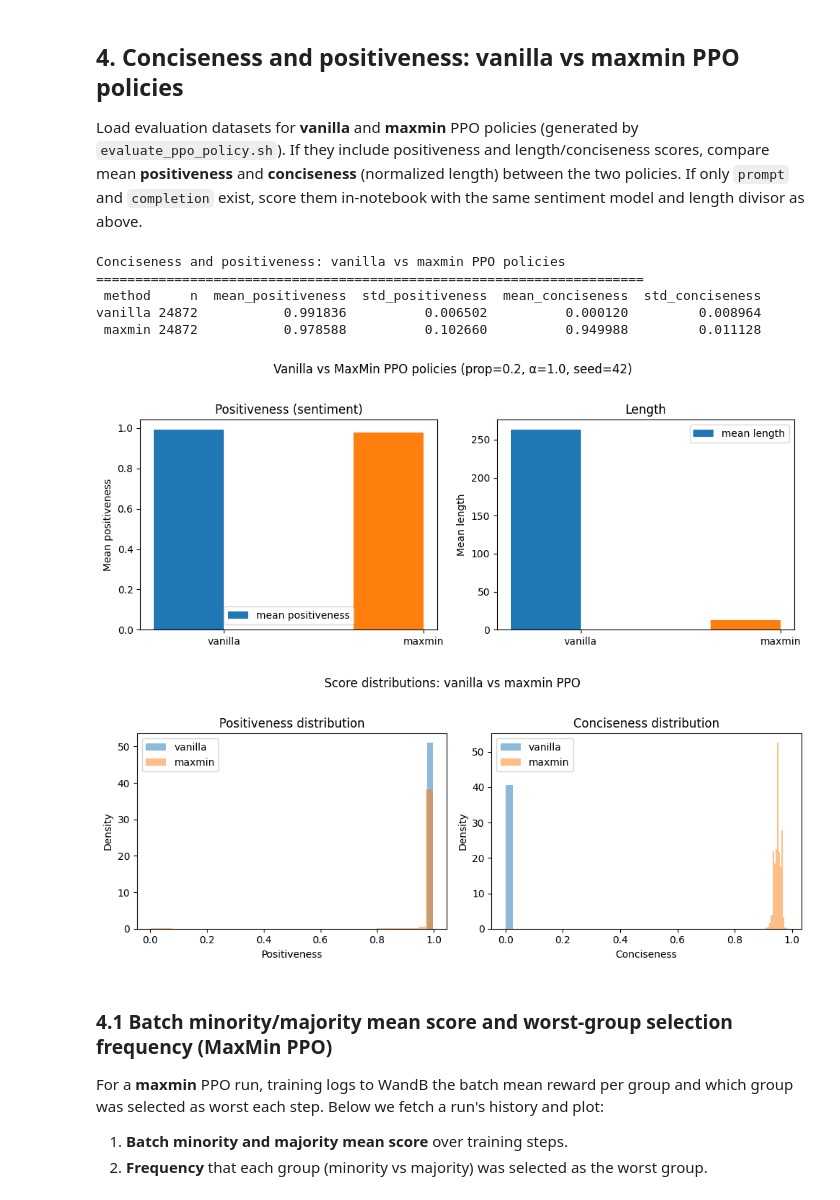
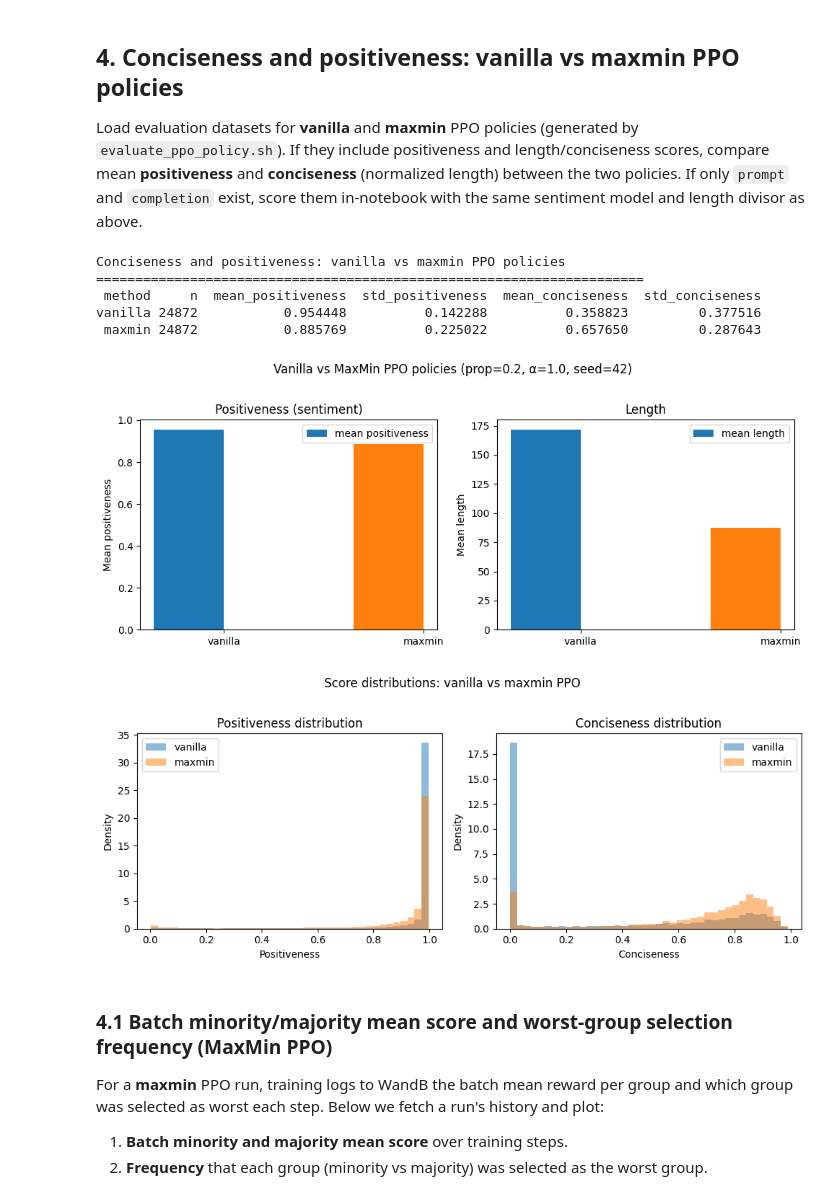
Before and after one commit to MINGXUAN99/fairness-rlhf, a Jupyter notebook: notebooks/analyze_len500 copy.ipynb, the cells around one changed output. Drawn from its saved outputs; the diff is of its cells as text; code cells hidden in the pictures.

```diff
--- a/notebooks/analyze_len500 copy.ipynb
+++ b/notebooks/analyze_len500 copy.ipynb
@@ -536,19 +536,19 @@ plt.show()
 
 Load evaluation datasets for **vanilla** and **maxmin** PPO policies (generated by `evaluate_ppo_policy.sh`). If they include positiveness and length/conciseness scores, compare mean **positiveness** and **conciseness** (normalized length) between the two policies. If only `prompt` and `completion` exist, score them in-notebook with the same sentiment model and length divisor as above.
 # %%
+from datasets import load_dataset
+import pandas as pd
+import matplotlib.pyplot as plt
+import numpy as np
 # PPO eval dataset naming (match evaluate_ppo_policy.sh)
+USER_ID = "mxcui"
 PPO_SEED = 42
 PPO_PROPORTION = 0.2
 PPO_ALPHA = 1.0
 DIVISOR_PPO = 250  # same as DIVISOR for normalized_length -> conciseness = 1 - normalized_length
 
 def _ppo_eval_id(method):
-    if method == "vanilla":
-        return f"{USER_ID}/vanilla-imdb-ppo-eval-prop{PPO_PROPORTION}-alpha{PPO_ALPHA}-seed{PPO_SEED}-kl0.05-gpt2"
-    elif method == "maxmin":
-        return f"{USER_ID}/maxmin-imdb-ppo-eval-prop{PPO_PROPORTION}-alpha{PPO_ALPHA}-seed{PPO_SEED}-kl0.01-gpt2"
-    else:
-        raise ValueError(f"Invalid method: {method}")
+    return f"{USER_ID}/{method}-imdb-ppo-eval-prop{PPO_PROPORTION}-alpha{PPO_ALPHA}-seed{PPO_SEED}-kl0.1-gpt2"
 
 results = {}
 for method in ["vanilla", "maxmin"]:
@@ -625,37 +625,37 @@ else:
     axes[1].bar(x - width/2, [results[m]["length"].mean() for m in methods], width, label="mean length", color=["C0", "C1"])
     axes[1].set_xticks(x)
     axes[1].set_xticklabels(methods)
     axes[1].set_ylabel("Mean length")
     axes[1].set_title("Length")
     axes[1].legend()
     fig.suptitle(f"Vanilla vs MaxMin PPO policies (prop={PPO_PROPORTION}, α={PPO_ALPHA}, seed={PPO_SEED})", y=1.02)
     plt.tight_layout()
     plt.show()
 
     # Optional: KDE of positiveness and conciseness per policy
     fig2, axes2 = plt.subplots(1, 2, figsize=(10, 4))
     for method, d in results.items():
         axes2[0].hist(d["positiveness"], bins=40, alpha=0.5, label=method, density=True)
         axes2[1].hist(d["conciseness"], bins=40, alpha=0.5, label=method, density=True)
     axes2[0].set_xlabel("Positiveness")
     axes2[0].set_ylabel("Density")
     axes2[0].set_title("Positiveness distribution")
     axes2[0].legend()
     axes2[1].set_xlabel("Conciseness")
     axes2[1].set_ylabel("Density")
     axes2[1].set_title("Conciseness distribution")
     axes2[1].legend()
     fig2.suptitle("Score distributions: vanilla vs maxmin PPO", y=1.02)
     plt.tight_layout()
     plt.show()
 # %% [output]
 Conciseness and positiveness: vanilla vs maxmin PPO policies
 ======================================================================
  method     n  mean_positiveness  std_positiveness  mean_conciseness  std_conciseness
-vanilla 24872           0.991836          0.006502          0.000120         0.008964
- maxmin 24872           0.978588          0.102660          0.949988         0.011128
+vanilla 24872           0.954448          0.142288          0.358823         0.377516
+ maxmin 24872           0.885769          0.225022          0.657650         0.287643
-[figure, old version]
+[figure, new version]
-[figure, old version]
+[figure, new version]
 # %% [markdown]
 ### 4.1 Batch minority/majority mean score and worst-group selection frequency (MaxMin PPO)
 
```
Also changed, not shown: parts of 1 cell of this notebook, 6 other files.
